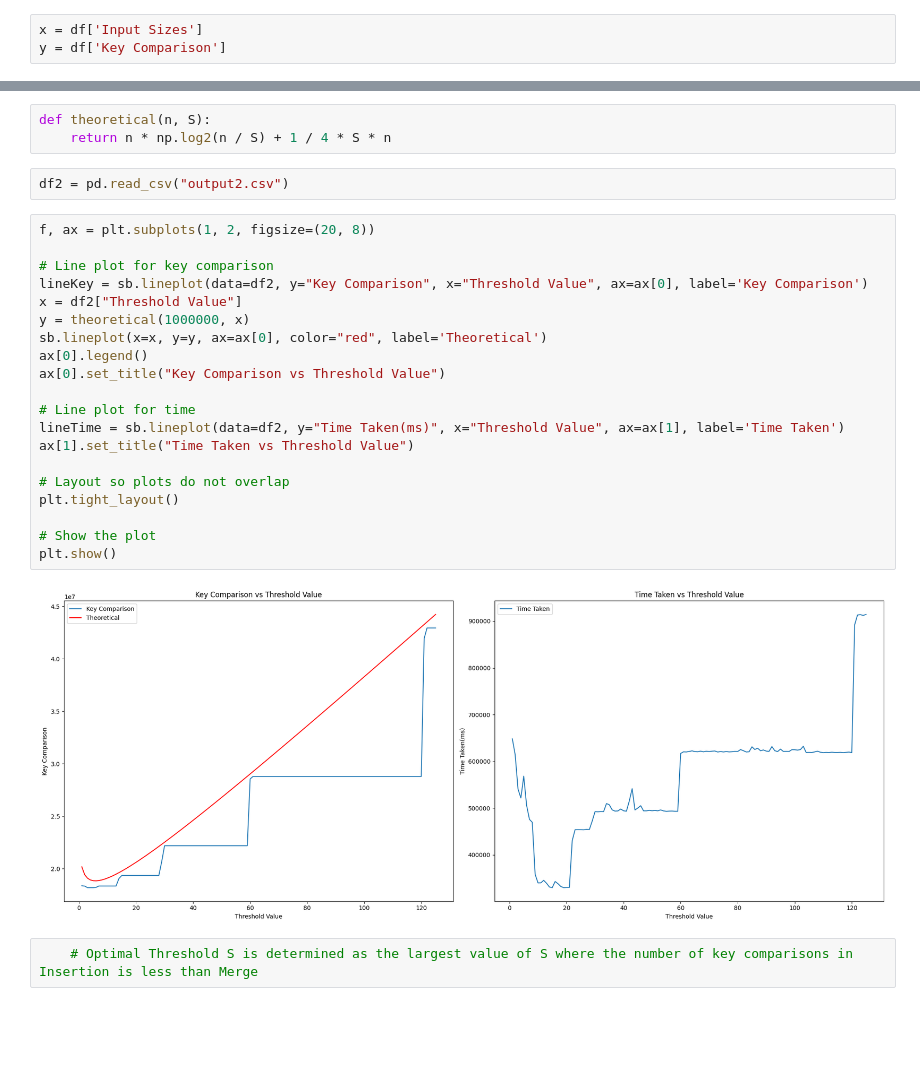
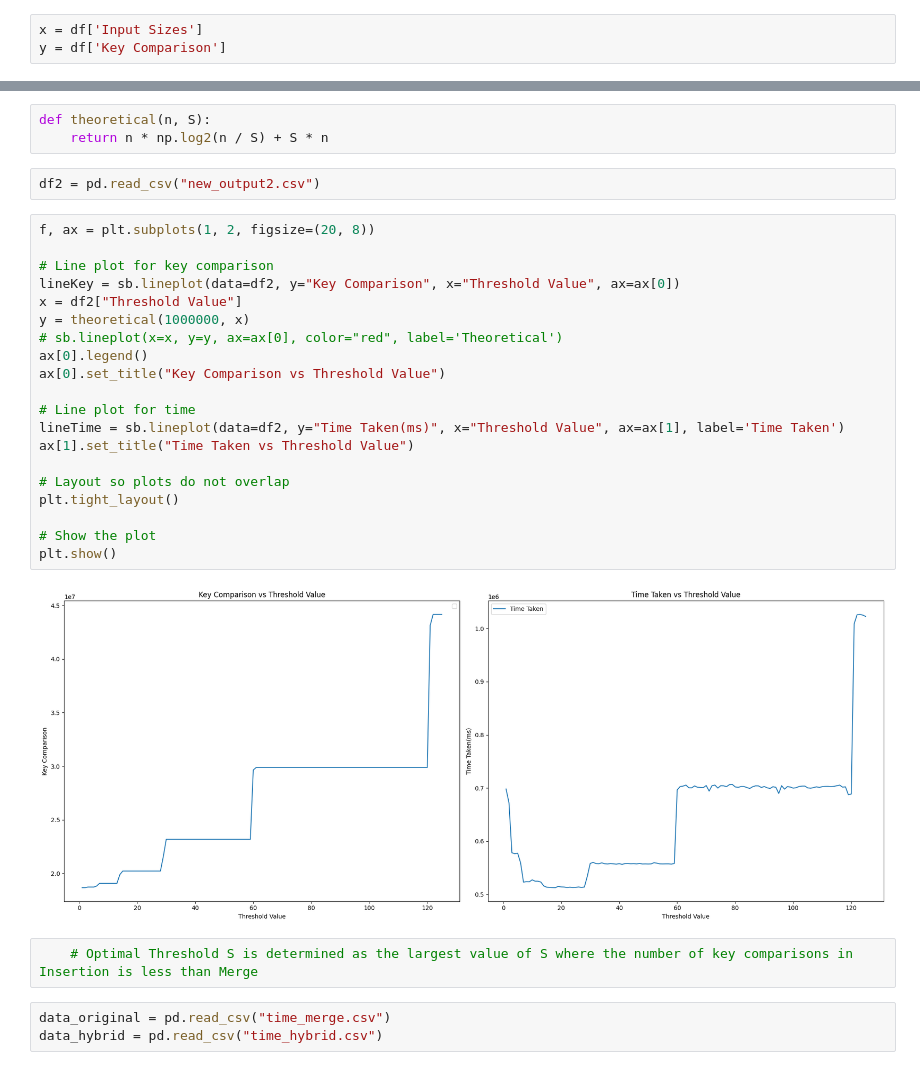
Before and after one commit to CLinnSheng/SC2001, a Jupyter notebook: Project1/src/analysis.ipynb, the cells around one changed output, grey strips where cells are left out. Saved outputs shown, nothing was run; the diff lists cells and outputs as text; blank space fills up the shorter version.

```diff
--- a/Project1/src/analysis.ipynb
+++ b/Project1/src/analysis.ipynb
@@ -55,29 +42,32 @@ plt.show()
 # %%
 def theoretical(n, S):
-    return n * np.log2(n / S) + 1 / 4 * S * n
+    return n * np.log2(n / S) + S * n
 # %%
-df2 = pd.read_csv("output2.csv")
+df2 = pd.read_csv("new_output2.csv")
 # %%
 f, ax = plt.subplots(1, 2, figsize=(20, 8))
 
 # Line plot for key comparison
-lineKey = sb.lineplot(data=df2, y="Key Comparison", x="Threshold Value", ax=ax[0], label='Key Comparison')
+lineKey = sb.lineplot(data=df2, y="Key Comparison", x="Threshold Value", ax=ax[0])
 x = df2["Threshold Value"]
 y = theoretical(1000000, x)
-sb.lineplot(x=x, y=y, ax=ax[0], color="red", label='Theoretical')
+# sb.lineplot(x=x, y=y, ax=ax[0], color="red", label='Theoretical')
 ax[0].legend()
 ax[0].set_title("Key Comparison vs Threshold Value")
 
 # Line plot for time
 lineTime = sb.lineplot(data=df2, y="Time Taken(ms)", x="Threshold Value", ax=ax[1], label='Time Taken')
 ax[1].set_title("Time Taken vs Threshold Value")
 
 # Layout so plots do not overlap
 plt.tight_layout()
 
 # Show the plot
 plt.show()
 # %% [output]
-[figure, old version]
+[figure, new version]
 # %%
     # Optimal Threshold S is determined as the largest value of S where the number of key comparisons in Insertion is less than Merge
+# %%
+data_original = pd.read_csv("time_merge.csv")
+data_hybrid = pd.read_csv("time_hybrid.csv")
```
Also changed, not shown: parts of 6 cells of this notebook, 2 other files.
